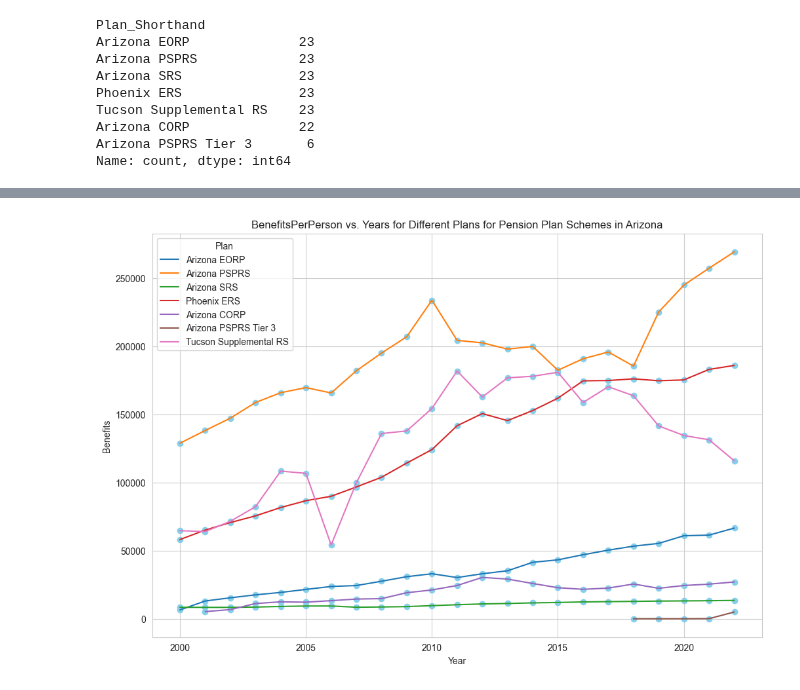
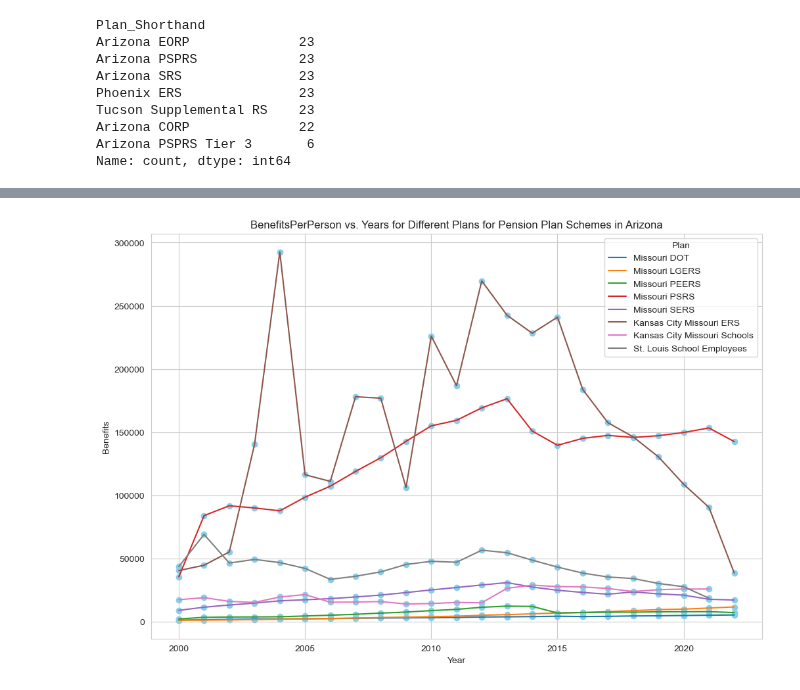
Before and after one commit to saeel-g/EquableInsights_DBFinance, a Jupyter notebook: Graphs/graphs.ipynb, the cells around one changed output, grey strips where cells are left out. Cells and saved outputs as stored; diff of their text form; code cells hidden in the pictures.

Commit message:
added plot for Missouri

```diff
--- a/Graphs/graphs.ipynb
+++ b/Graphs/graphs.ipynb
@@ -48,0 +54,4 @@ Name: count, dtype: int64
+# %%
+df2=df[df['StateName']=='Missouri']
+df2.drop('Unnamed: 0',axis=1)
+df2['Plan_Shorthand'].value_counts()
@@ -68,26 +88,50 @@ p6=p6[["Plan_Shorthand",'Year','BenefitsPerPerson']]
 
 p7=df1[df1['Plan_Shorthand']=='Tucson Supplemental RS']
 p7=p7[["Plan_Shorthand",'Year','BenefitsPerPerson']]
+# %%
+p1_2=df2[df2['Plan_Shorthand']=='Missouri DOT']
+p1_2=p1_2[["Plan_Shorthand",'Year','BenefitsPerPerson']]
+
+p2_2=df2[df2['Plan_Shorthand']=='Missouri LGERS']
+p2_2=p2_2[["Plan_Shorthand",'Year','BenefitsPerPerson']]
+
+p3_2=df2[df2['Plan_Shorthand']=='Missouri PEERS']
+p3_2=p3_2[["Plan_Shorthand",'Year','BenefitsPerPerson']]
+
+p4_2=df2[df2['Plan_Shorthand']=='Missouri PSRS']
+p4_2=p4_2[["Plan_Shorthand",'Year','BenefitsPerPerson']]
+
+p5_2=df2[df2['Plan_Shorthand']=='Missouri SERS']
+p5_2=p5_2[["Plan_Shorthand",'Year','BenefitsPerPerson']]
+
+p6_2=df2[df2['Plan_Shorthand']=='Kansas City Missouri ERS']
+p6_2=p6_2[["Plan_Shorthand",'Year','BenefitsPerPerson']]
+
+p7_2=df2[df2['Plan_Shorthand']=='Kansas City Missouri Schools']
+p7_2=p7_2[["Plan_Shorthand",'Year','BenefitsPerPerson']]
+
+p8_2=df2[df2['Plan_Shorthand']=='St. Louis School Employees']
+p8_2=p8_2[["Plan_Shorthand",'Year','BenefitsPerPerson']]
 # %%
 
-data = pd.concat([p1,p2,p3,p4,p5,p6,p7], ignore_index=True)
+data1 = pd.concat([p1,p2,p3,p4,p5,p6,p7], ignore_index=True)
+data2 = pd.concat([p1_2,p2_2,p3_2,p4_2,p5_2,p6_2,p7_2,p8_2], ignore_index=True)
 # %%
 sns.set_style("whitegrid")
 
 # Create the benefits vs. year plot with different plans
 plt.figure(figsize=(12,8))
-sns.lineplot(x='Year', y='BenefitsPerPerson', data=data, hue='Plan_Shorthand')
-for plan in data['Plan_Shorthand'].unique():
-    plan_data = data[data['Plan_Shorthand'] == plan]
+sns.lineplot(x='Year', y='BenefitsPerPerson', data=data2, hue='Plan_Shorthand')
+for plan in data2['Plan_Shorthand'].unique():
+    plan_data = data2[data2['Plan_Shorthand'] == plan]
     for _, row in plan_data.iterrows():
         plt.scatter(row['Year'], row['BenefitsPerPerson'], color='skyblue', marker='o')
 # Customize the plot
 plt.xlabel('Year')
 plt.ylabel('Benefits')
 plt.title('BenefitsPerPerson vs. Years for Different Plans for Pension Plan Schemes in Arizona')
 plt.legend(title='Plan')
-
 # Show the plot
 plt.show()
 # %% [output]
-[figure, old version]
+[figure, new version]
```
Also changed, not shown: parts of 5 cells of this notebook.
